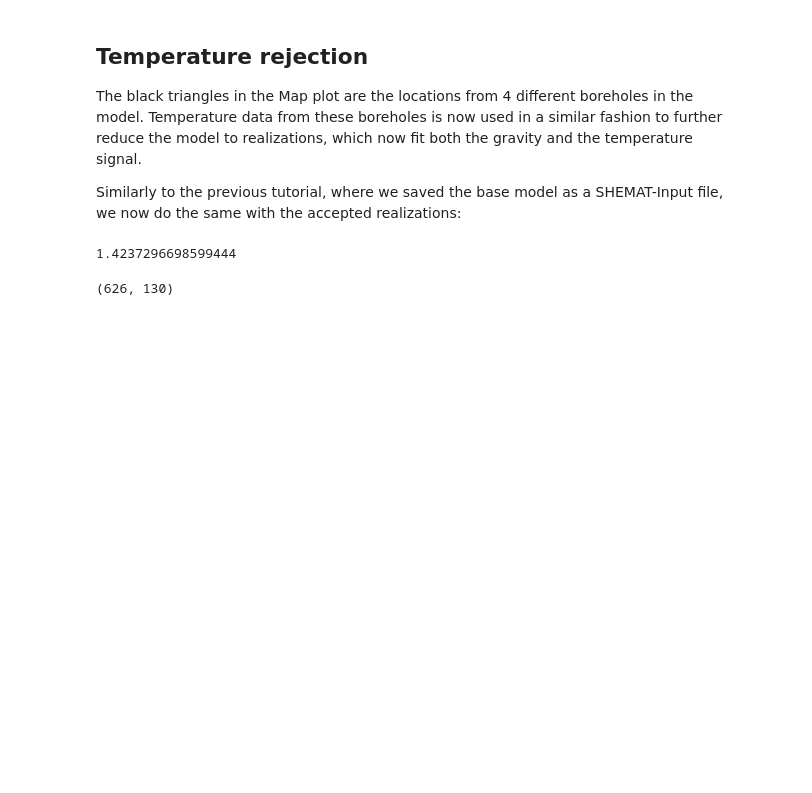
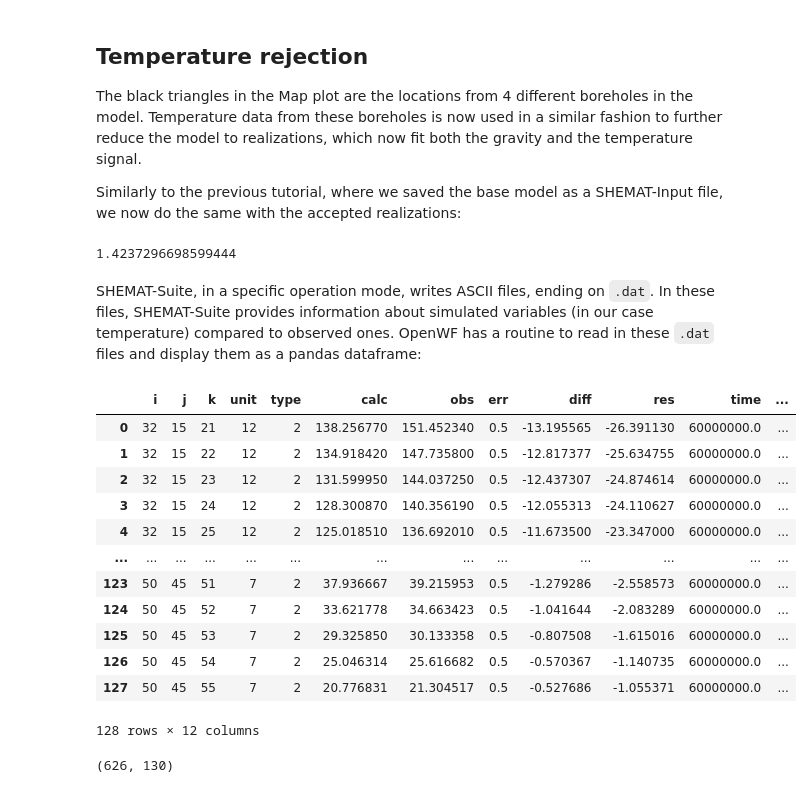
Before and after one commit to GEG-ETHZ/PSGeothermieAargau, a Jupyter notebook: examples/dev/POC-MC_rejection.ipynb, the cells around one changed output. Drawn from its saved outputs; the diff is of its cells as text; code cells hidden in the pictures; blank space fills up the shorter version.

Commit message:
update POC model stuff

```diff
--- a/examples/dev/POC-MC_rejection.ipynb
+++ b/examples/dev/POC-MC_rejection.ipynb
@@ -262,5 +267,23 @@ u_T = np.sqrt(T_error**2 + s_error**2 + l_error**2 + d_error**2)
 print(u_T)
 # %% [output]
 1.4237296698599444
+# %% [markdown]
+SHEMAT-Suite, in a specific operation mode, writes ASCII files, ending on `.dat`. In these files, SHEMAT-Suite provides information about simulated variables (in our case temperature) compared to observed ones. OpenWF has a routine to read in these `.dat` files and display them as a pandas dataframe:
+# %%
+pp.load_inv('../../models/SHEMAT-Suite_output/POC_base_model_final.dat')
+# %% [output]
+|  | i | j | k | unit | type | calc | obs | err | diff | res | time | ... |
+| 0 | 32 | 15 | 21 | 12 | 2 | 138.256770 | 151.452340 | 0.5 | -13.195565 | -26.391130 | 60000000.0 | ... |
+| 1 | 32 | 15 | 22 | 12 | 2 | 134.918420 | 147.735800 | 0.5 | -12.817377 | -25.634755 | 60000000.0 | ... |
+| 2 | 32 | 15 | 23 | 12 | 2 | 131.599950 | 144.037250 | 0.5 | -12.437307 | -24.874614 | 60000000.0 | ... |
+| 3 | 32 | 15 | 24 | 12 | 2 | 128.300870 | 140.356190 | 0.5 | -12.055313 | -24.110627 | 60000000.0 | ... |
+| 4 | 32 | 15 | 25 | 12 | 2 | 125.018510 | 136.692010 | 0.5 | -11.673500 | -23.347000 | 60000000.0 | ... |
+| ... | ... | ... | ... | ... | ... | ... | ... | ... | ... | ... | ... | ... |
+| 123 | 50 | 45 | 51 | 7 | 2 | 37.936667 | 39.215953 | 0.5 | -1.279286 | -2.558573 | 60000000.0 | ... |
+| 124 | 50 | 45 | 52 | 7 | 2 | 33.621778 | 34.663423 | 0.5 | -1.041644 | -2.083289 | 60000000.0 | ... |
+| 125 | 50 | 45 | 53 | 7 | 2 | 29.325850 | 30.133358 | 0.5 | -0.807508 | -1.615016 | 60000000.0 | ... |
+| 126 | 50 | 45 | 54 | 7 | 2 | 25.046314 | 25.616682 | 0.5 | -0.570367 | -1.140735 | 60000000.0 | ... |
+| 127 | 50 | 45 | 55 | 7 | 2 | 20.776831 | 21.304517 | 0.5 | -0.527686 | -1.055371 | 60000000.0 | ... |
+128 rows × 12 columns
 # %%
 # load Simulation outputs. Those outputs get written by SHEMAT-Suite if runmode = 1
```
Also changed, not shown: parts of 2 cells of this notebook, 19 other files.
